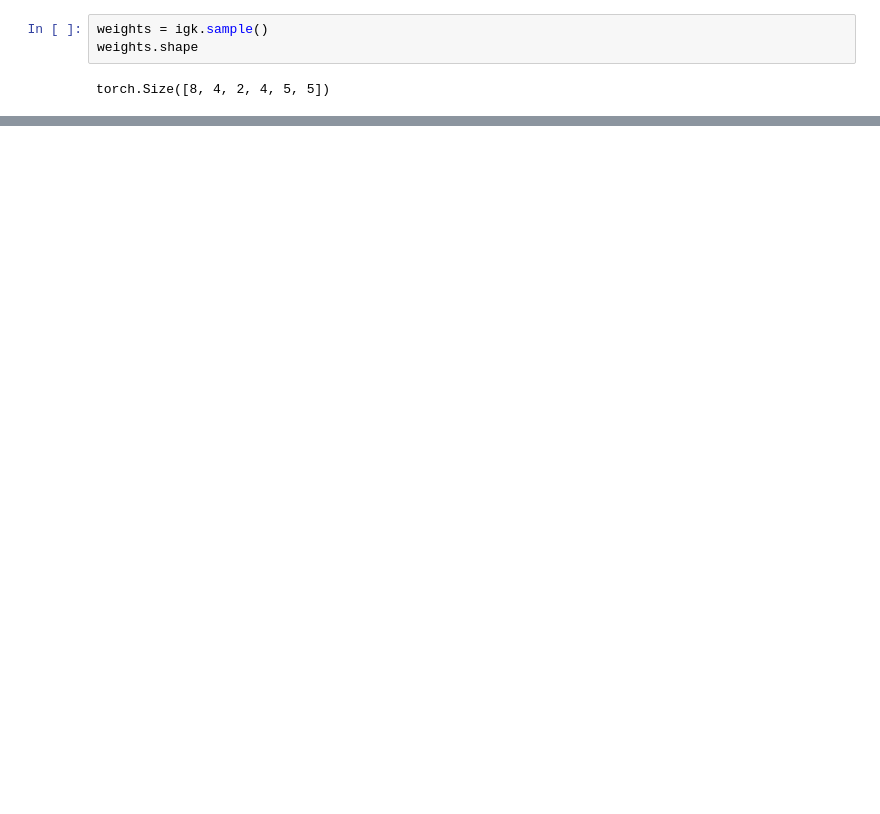
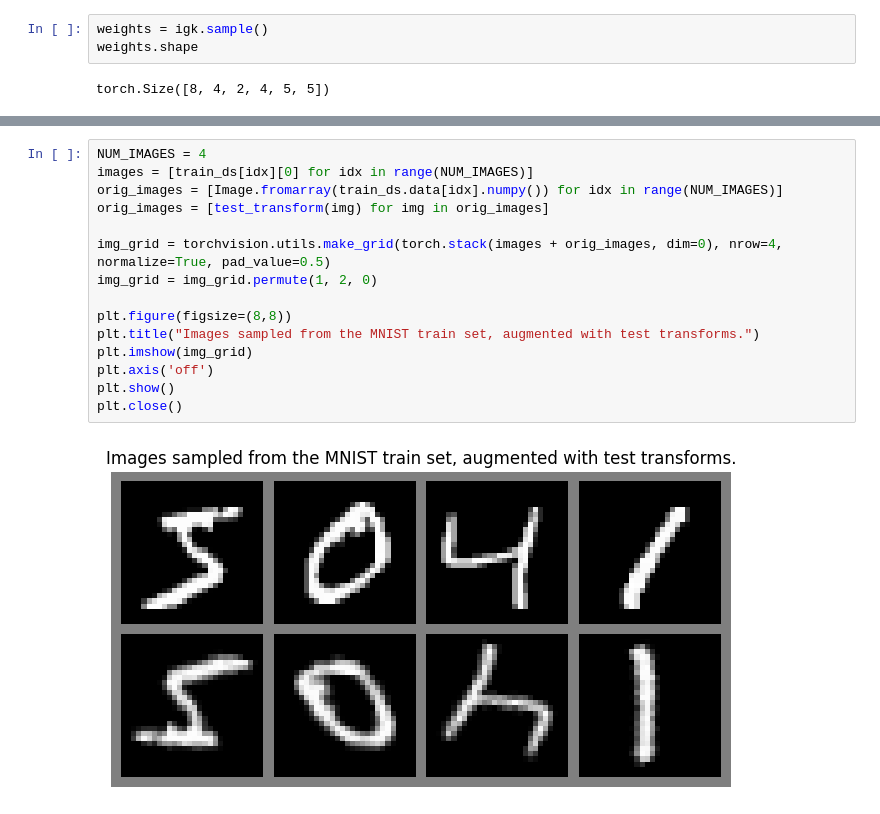
Before and after one commit to TAOGenna/ai-notebooks-implementations, a Jupyter notebook: regular_group_conv.ipynb, the cells around one changed output, grey strips where cells are left out. Drawn from its saved outputs; the diff is of its cells as text; blank space fills up the shorter version.

```diff
--- a/regular_group_conv.ipynb
+++ b/regular_group_conv.ipynb
@@ -884,0 +1139,17 @@ plt.show()
+# %%
+NUM_IMAGES = 4
+images = [train_ds[idx][0] for idx in range(NUM_IMAGES)]
+orig_images = [Image.fromarray(train_ds.data[idx].numpy()) for idx in range(NUM_IMAGES)]
+orig_images = [test_transform(img) for img in orig_images]
+
+img_grid = torchvision.utils.make_grid(torch.stack(images + orig_images, dim=0), nrow=4, normalize=True, pad_value=0.5)
+img_grid = img_grid.permute(1, 2, 0)
+
+plt.figure(figsize=(8,8))
+plt.title("Images sampled from the MNIST train set, augmented with test transforms.")
+plt.imshow(img_grid)
+plt.axis('off')
+plt.show()
+plt.close()
+# %% [output]
+[figure, added]
```
Also changed, not shown: parts of 28 cells of this notebook.
